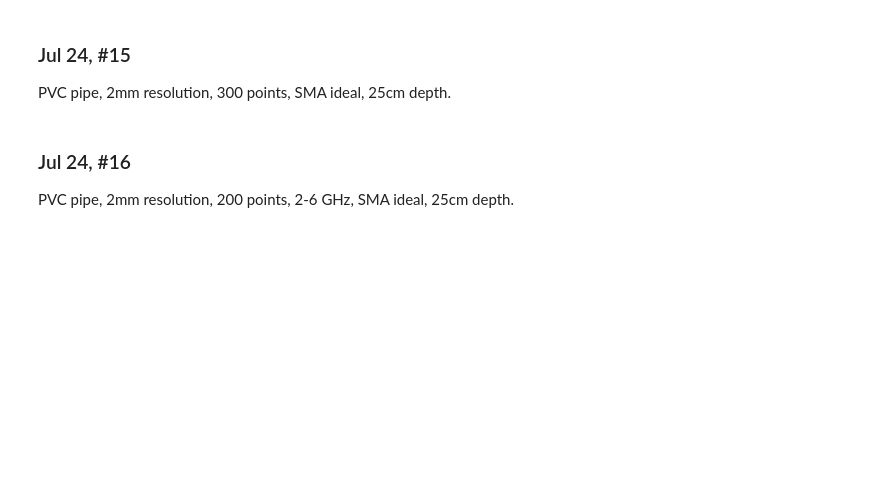
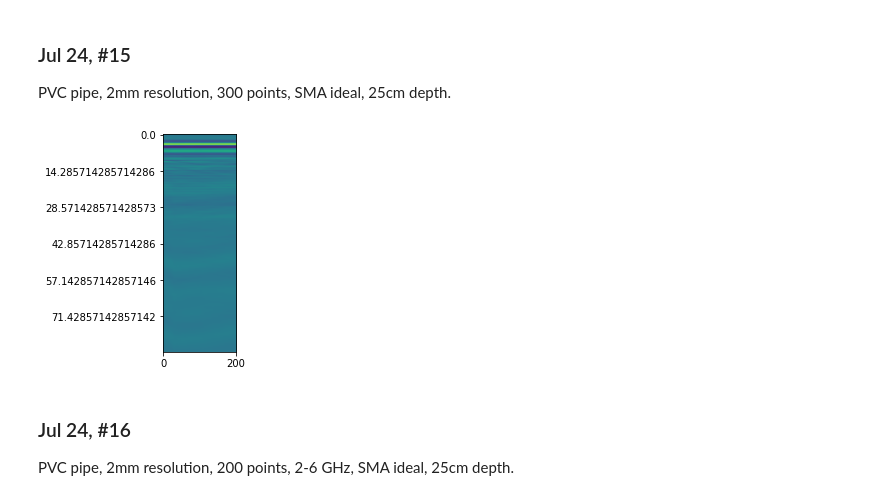
Before and after one commit to lnadi17/znd-remote-controller, a Jupyter notebook: scan-visualize.ipynb, the cells around one changed output. Drawn from its saved outputs; the diff is of its cells as text; code cells hidden in the pictures; blank space fills up the shorter version.

Commit message:
Add fourth scan data

```diff
--- a/scan-visualize.ipynb
+++ b/scan-visualize.ipynb
@@ -191,7 +230,9 @@ draw_scan(16, sample_nth=5, zero_padding=0, end_index=None)
 ### Jul 24, #15
 PVC pipe, 2mm resolution, 300 points, SMA ideal, 25cm depth.
 # %%
-draw_scan(17, sample_nth=3, zero_padding=0, end_index=None)
+draw_scan(17, sample_nth=1, zero_padding=0, end_index=None)
+# %% [output]
+[figure, added]
 # %% [markdown]
 ### Jul 24, #16
 PVC pipe, 2mm resolution, 200 points, 2-6 GHz, SMA ideal, 25cm depth.
```
Also changed, not shown: parts of 24 cells of this notebook, 8 other files.
